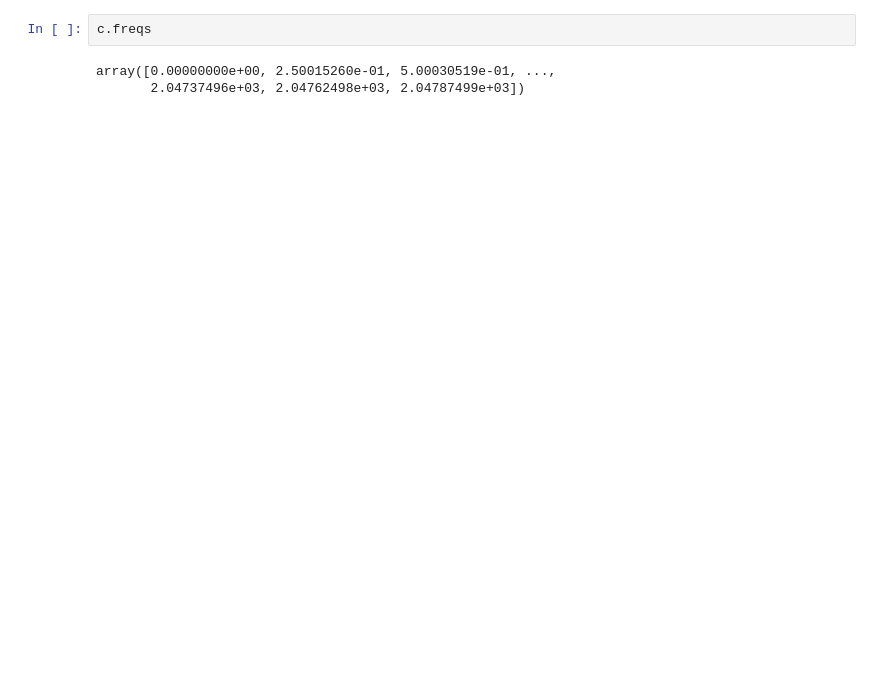
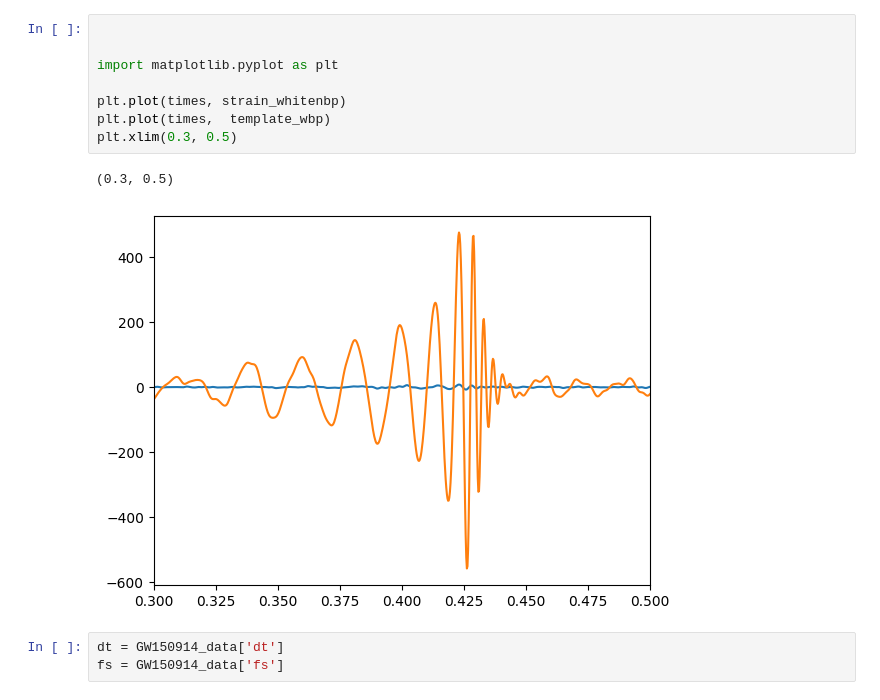
Before and after one commit to aiden-g12321/GWslider, a Jupyter notebook: test.ipynb, the cells around one changed output. Drawn from its saved outputs; the diff is of its cells as text; blank space fills up the shorter version.

```diff
--- a/test.ipynb
+++ b/test.ipynb
@@ -170,5 +132,14 @@ data length: 131072
-# %%
-c.freqs
-# %% [output]
-array([0.00000000e+00, 2.50015260e-01, 5.00030519e-01, ...,
-       2.04737496e+03, 2.04762498e+03, 2.04787499e+03])
+# %%
+
+
+import matplotlib.pyplot as plt
+
+plt.plot(times, strain_whitenbp)
+plt.plot(times,  template_wbp)
+plt.xlim(0.3, 0.5)
+# %% [output]
+(0.3, 0.5)
+[figure, added]
+# %%
+dt = GW150914_data['dt']
+fs = GW150914_data['fs']
```
Also changed, not shown: parts of 5 cells of this notebook, 10 other files.
